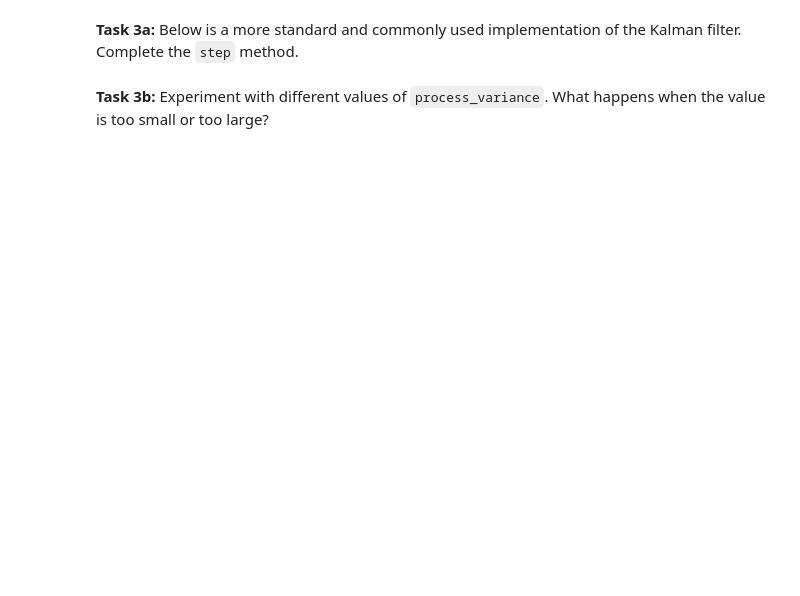
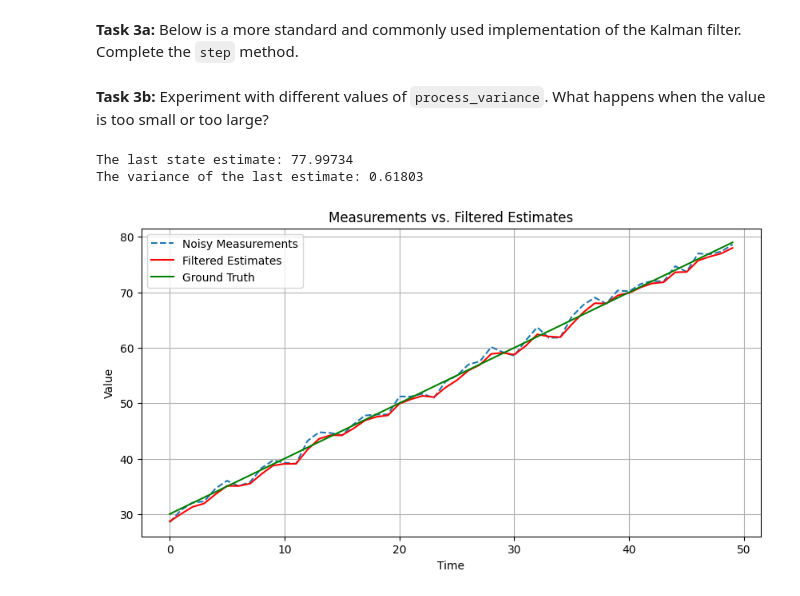
Before and after one commit to MichalSlowakiewicz/Robot-Control, a Jupyter notebook: LABO_8.ipynb, the cells around one changed output. Saved outputs shown, nothing was run; the diff lists cells and outputs as text; code cells hidden in the pictures; blank space fills up the shorter version.

```diff
--- a/LABO_8.ipynb
+++ b/LABO_8.ipynb
@@ -250,30 +261,34 @@ class KalmanFilter1D:
 
         ### YOUR CODE STARTS ###
         # ----- Predict -----
-        x_pred = ...
-        p_pred = ...
+        x_pred = self.x
+        p_pred = self.p + self.q
 
         # ----- Update -----
-        K = ...
-        self.x = ...
-        self.p = ...
+        K = p_pred/(p_pred+self.r)
+        self.x = x_pred + K*(z-x_pred)
+        self.p = (1-K)*p_pred
         ### YOUR CODE ENDS ###
 
         return self.x, self.p
 # %%
 kf = KalmanFilter1D(
     initial_state=33,
     initial_variance=5**2,
     measurement_variance=1,
-    process_variance=0) # experiment with this value
+    process_variance=1) # experiment with this value
 
 estimates = []
 
 for z in measurements_growing:
     x, variance = kf.step(z)
     estimates.append(x)
 
 print(f"The last state estimate: {x:.5f}")
 print(f"The variance of the last estimate: {variance:.5f}")
 
 plot_measurement_and_estimates(measurements_growing, estimates, np.full(num_measurements, ground_growing))
+# %% [output]
+The last state estimate: 77.99734
+The variance of the last estimate: 0.61803
+[figure, added]
```
Also changed, not shown: parts of 3 cells of this notebook.
